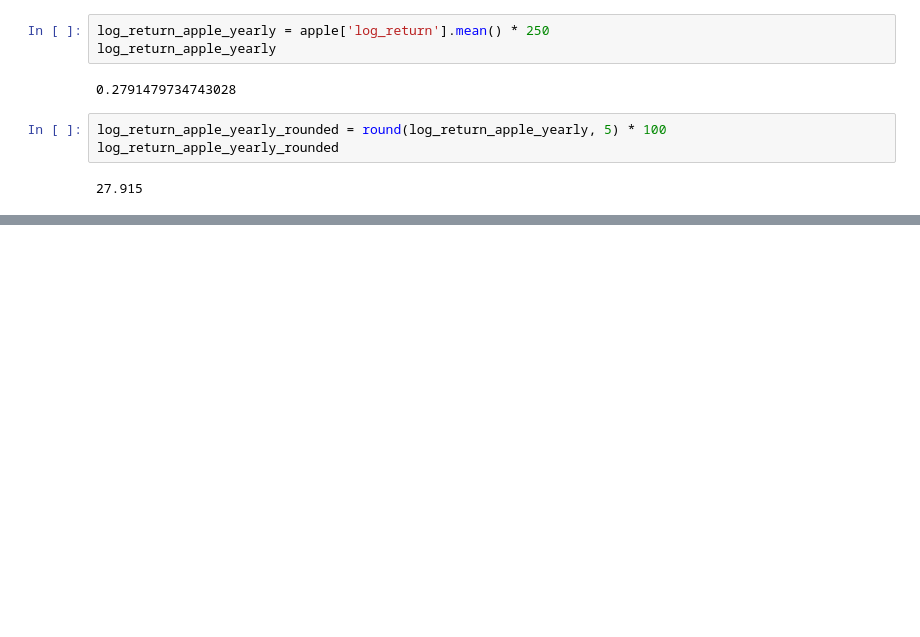
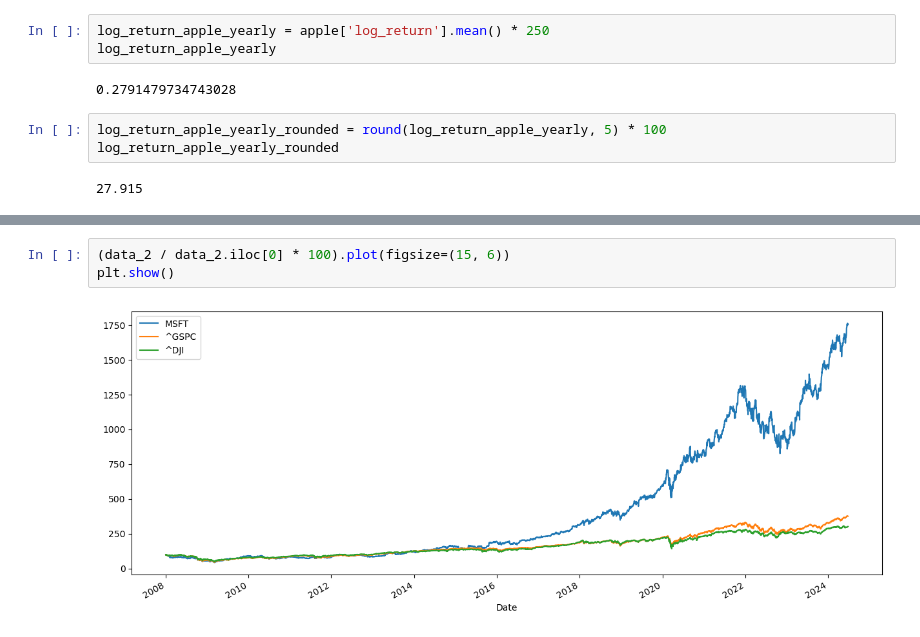
Before and after one commit to Felipebarcon/Portfolio-s-Financials-Analysis-, a Jupyter notebook: Simple_Returns.ipynb, the cells around one changed output, grey strips where cells are left out. Drawn from its saved outputs; the diff is of its cells as text; blank space fills up the shorter version.

```diff
--- a/Simple_Returns.ipynb
+++ b/Simple_Returns.ipynb
@@ -166,0 +322,5 @@ log_return_apple_yearly_rounded
+# %%
+(data_2 / data_2.iloc[0] * 100).plot(figsize=(15, 6))
+plt.show()
+# %% [output]
+[figure, added]
```
Also changed, not shown: parts of 27 cells of this notebook.
